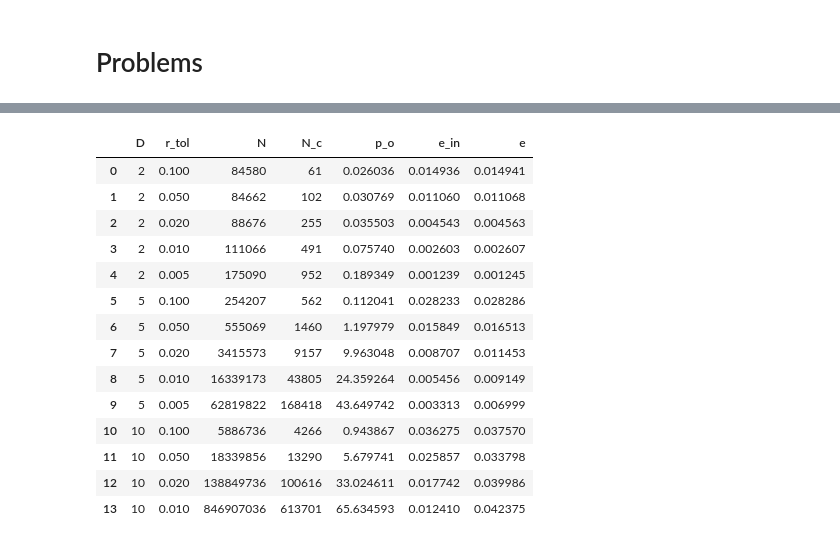
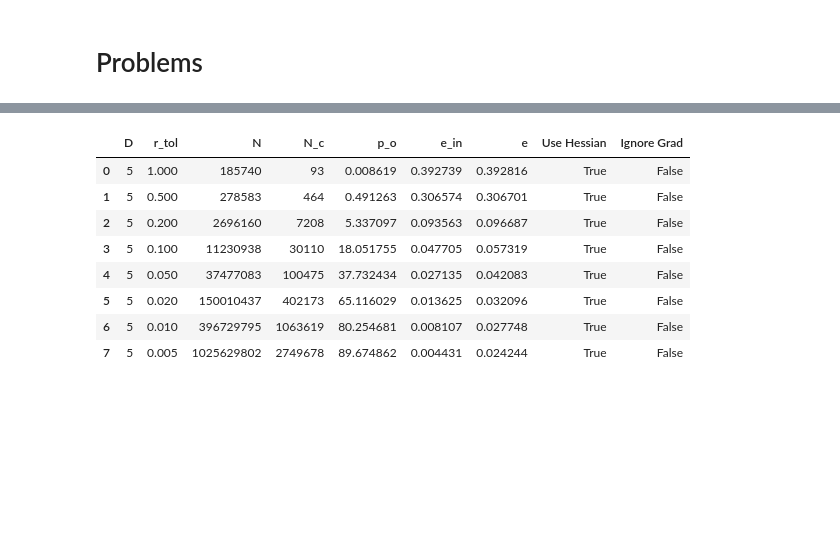
Before and after one commit to ut-padas/affini, a Jupyter notebook: ics26_eda.ipynb, the cells around one changed output, grey strips where cells are left out. Saved outputs shown, nothing was run; the diff lists cells and outputs as text; code cells hidden in the pictures; blank space fills up the shorter version.

```diff
--- a/ics26_eda.ipynb
+++ b/ics26_eda.ipynb
@@ -183,7 +192,7 @@ def plot_percentage_metrics(df, dim_col="dim"):
 # %% [markdown]
 # Problems
 # %%
-prob_dir = ICS26_DIR / "ics_anisotropic_quadratic"
+prob_dir = ICS26_DIR / "ics_rosenbrock_runtime_scalability"
 csv_path = prob_dir / "summary.csv"
 
 df_problem = pd.read_csv(csv_path)
@@ -200,0 +229,15 @@ else:
+# %%
+rename_cols = {
+    "dim": "d",
+    "tol": "rtol",
+    "total_f_evals": "N",
+    "n_clusters": "Nc",
+    "n_train": "N0",
+    "n_test": "N_test",
+    "train_time_sec": "Train Time (sec)",
+    "predict_time_sec": "Predict Time (sec)",
+    "all_l2_relative_error": "e",
+}
+_temp = df_problem.rename(columns=rename_cols)[rename_cols.values()]
+display(_temp)
+_temp.to_clipboard(index=False)
@@ -250,49 +303,45 @@ def get_renamed_df(df):
         "perct_out": "p_o",
         "in_l2_relative_error": "e_in",
         "all_l2_relative_error": "e",
+        "USE_HESSIAN_INFORMED_SPLIT": "Use Hessian",
+        "IGNORE_GRADIENT": "Ignore Grad",
         # "perct_in_good": "% In-Good",
         # "perct_in_bad": "% In-Bad",
         # "in_ptwise_max_rel_error_linf": "Ptwise Max Rel L-inf Err (In)",
         # "in_ptwise_median_rel_error_linf": "Ptwise Median Rel L-inf Err (In)",
         # "out_l2_relative_error": "L2 Rel Err (Out)",
         # "in_l2_abs_error": "L2 Abs Err (In)",
         # "out_l2_abs_error": "L2 Abs Err (Out)",
         # "out_ptwise_max_rel_error_linf": "Ptwise Max Rel L-inf Err (Out)",
         # "out_ptwise_median_rel_error_linf": "Ptwise Median Rel L-inf Err (Out)",
         # "n_out": "N Out",
         # "ERROR_METRIC": "Error Metric",
         # "all_l2_abs_error": "L2 Abs Err (All)",
         # "all_ptwise_max_rel_error_linf": "Ptwise Max Rel L-inf Err (All)",
         # "all_ptwise_median_rel_error_linf": "Ptwise Median Rel L-inf Err (All)",
         # "N_INIT_CLUSTERS": "Init Clusters",
         # "N_MIN_PER_CLUSTER": "Min Per Cluster",
         # "n_train": "N Train",
         # "n_test": "N Test",
         # "num_generated_pts": "N Generated Pts",
     }
     df_renamed = df.rename(columns=rename_cols)[list(rename_cols.values())]
     return df_renamed
 
 
 # if "hessian_estimation" in prob_dir.name:
 display(get_renamed_df(df_problem))
 get_renamed_df(df_problem).to_clipboard(index=False)
 # %% [output]
-|  | D | r_tol | N | N_c | p_o | e_in | e |
-| 0 | 2 | 0.100 | 84580 | 61 | 0.026036 | 0.014936 | 0.014941 |
-| 1 | 2 | 0.050 | 84662 | 102 | 0.030769 | 0.011060 | 0.011068 |
-| 2 | 2 | 0.020 | 88676 | 255 | 0.035503 | 0.004543 | 0.004563 |
-| 3 | 2 | 0.010 | 111066 | 491 | 0.075740 | 0.002603 | 0.002607 |
-| 4 | 2 | 0.005 | 175090 | 952 | 0.189349 | 0.001239 | 0.001245 |
-| 5 | 5 | 0.100 | 254207 | 562 | 0.112041 | 0.028233 | 0.028286 |
-| 6 | 5 | 0.050 | 555069 | 1460 | 1.197979 | 0.015849 | 0.016513 |
-| 7 | 5 | 0.020 | 3415573 | 9157 | 9.963048 | 0.008707 | 0.011453 |
-| 8 | 5 | 0.010 | 16339173 | 43805 | 24.359264 | 0.005456 | 0.009149 |
-| 9 | 5 | 0.005 | 62819822 | 168418 | 43.649742 | 0.003313 | 0.006999 |
-| 10 | 10 | 0.100 | 5886736 | 4266 | 0.943867 | 0.036275 | 0.037570 |
-| 11 | 10 | 0.050 | 18339856 | 13290 | 5.679741 | 0.025857 | 0.033798 |
-| 12 | 10 | 0.020 | 138849736 | 100616 | 33.024611 | 0.017742 | 0.039986 |
-| 13 | 10 | 0.010 | 846907036 | 613701 | 65.634593 | 0.012410 | 0.042375 |
+|  | D | r_tol | N | N_c | p_o | e_in | e | Use Hessian | Ignore Grad |
+| 0 | 5 | 1.000 | 185740 | 93 | 0.008619 | 0.392739 | 0.392816 | True | False |
+| 1 | 5 | 0.500 | 278583 | 464 | 0.491263 | 0.306574 | 0.306701 | True | False |
+| 2 | 5 | 0.200 | 2696160 | 7208 | 5.337097 | 0.093563 | 0.096687 | True | False |
+| 3 | 5 | 0.100 | 11230938 | 30110 | 18.051755 | 0.047705 | 0.057319 | True | False |
+| 4 | 5 | 0.050 | 37477083 | 100475 | 37.732434 | 0.027135 | 0.042083 | True | False |
+| 5 | 5 | 0.020 | 150010437 | 402173 | 65.116029 | 0.013625 | 0.032096 | True | False |
+| 6 | 5 | 0.010 | 396729795 | 1063619 | 80.254681 | 0.008107 | 0.027748 | True | False |
+| 7 | 5 | 0.005 | 1025629802 | 2749678 | 89.674862 | 0.004431 | 0.024244 | True | False |
 # %%
 if "scalability" not in prob_dir.name:
     error_cols = [
```
Also changed, not shown: parts of 12 cells of this notebook, 2 other files.
